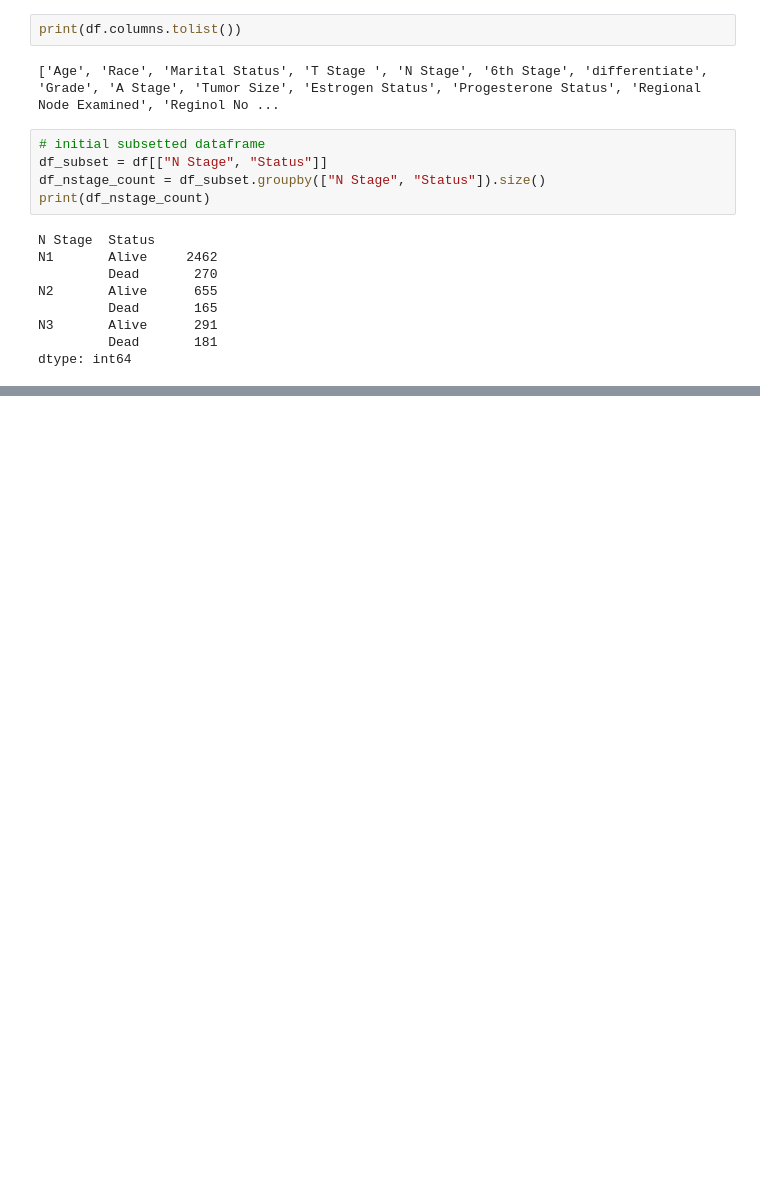
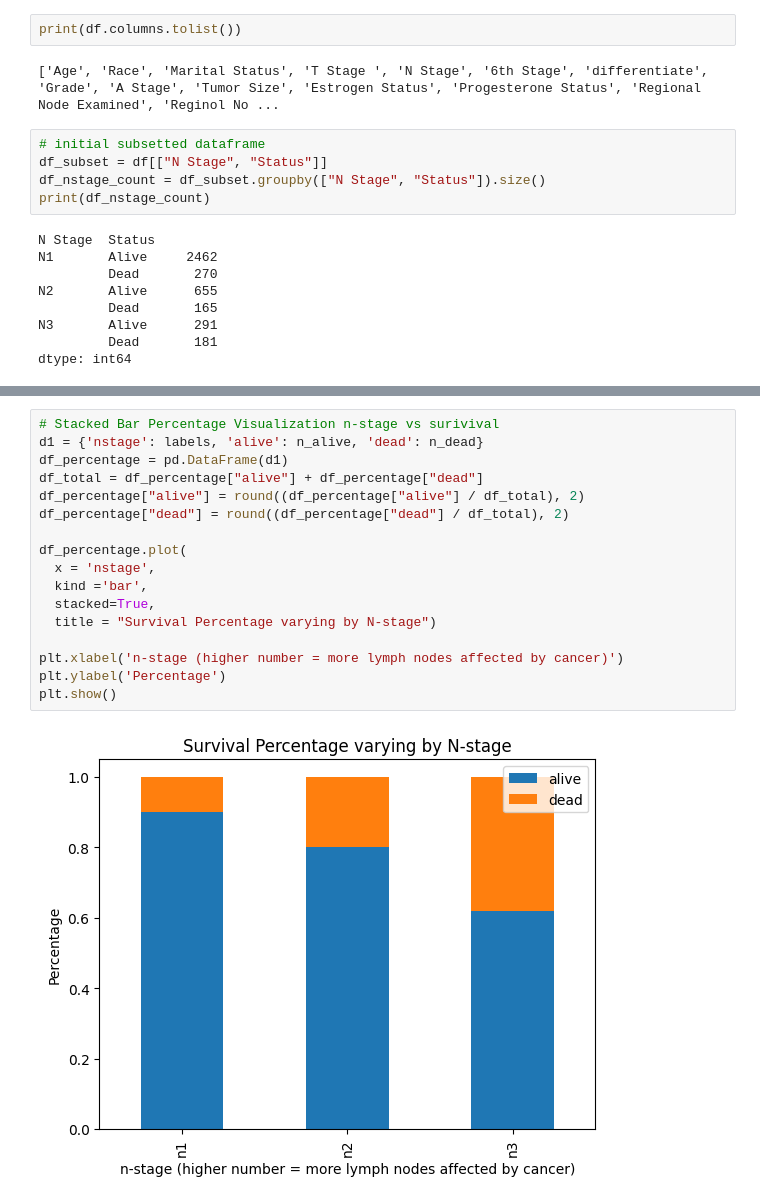
Before and after one commit to Chris-Vuong/breast-cancer, a Jupyter notebook: breast-cancer-analysis.ipynb, the cells around one changed output, grey strips where cells are left out. Drawn from its saved outputs; the diff is of its cells as text; blank space fills up the shorter version.

Commit message:
added percentage stacked bar chart

```diff
--- a/breast-cancer-analysis.ipynb
+++ b/breast-cancer-analysis.ipynb
@@ -63,3 +64,22 @@ plt.title('Women Survival Numbers depending on N-stage')
 plt.show()
 # %% [output]
 [figure]
+# %%
+# Stacked Bar Percentage Visualization n-stage vs surivival
+d1 = {'nstage': labels, 'alive': n_alive, 'dead': n_dead}
+df_percentage = pd.DataFrame(d1)
+df_total = df_percentage["alive"] + df_percentage["dead"]
+df_percentage["alive"] = round((df_percentage["alive"] / df_total), 2)
+df_percentage["dead"] = round((df_percentage["dead"] / df_total), 2)
+
+df_percentage.plot(
+  x = 'nstage',
+  kind ='bar',
+  stacked=True,
+  title = "Survival Percentage varying by N-stage")
+
+plt.xlabel('n-stage (higher number = more lymph nodes affected by cancer)')
+plt.ylabel('Percentage')
+plt.show()
+# %% [output]
+[figure, added]
```
Also changed, not shown: parts of 2 cells of this notebook.
